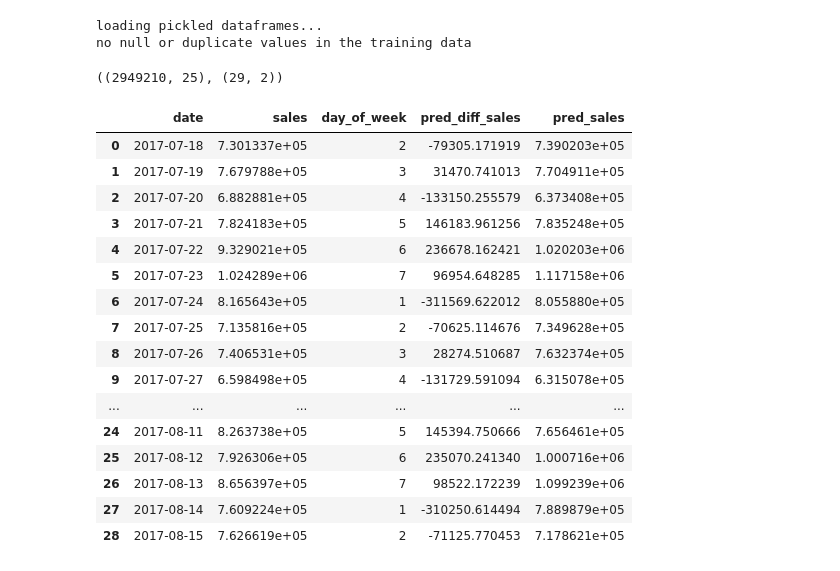
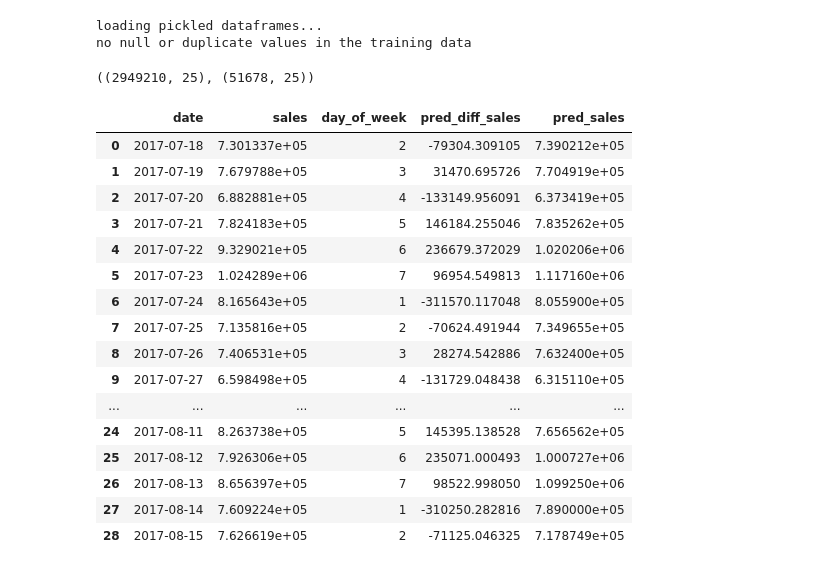
Before and after one commit to ds-ibex/kaggle-store-sales, a Jupyter notebook: notebooks/2.2.1-gr-arima.ipynb, the cells around one changed output. Drawn from its saved outputs; the diff is of its cells as text; code cells hidden in the pictures.

Commit message:
daily sales trasnfomation

```diff
--- a/notebooks/2.2.1-gr-arima.ipynb
+++ b/notebooks/2.2.1-gr-arima.ipynb
@@ -34,36 +34,38 @@ no null or duplicate values in the training data
 # %%
 # split into train and validation data
 train, validation = train_val_split(train)
-validation = validation.groupby('date')['sales'].sum().reset_index()
-(train.shape, validation.shape)
+# validation = validation.groupby('date')['sales'].sum().reset_index()
+train.shape, validation.shape
 # %% [output]
-((2949210, 25), (29, 2))
+((2949210, 25), (51678, 25))
 # %%
 importlib.reload(src.arima)
 from src.arima import ibex_ARIMA
 # %%
-basic_arima = ibex_ARIMA(train)
+arima = ibex_ARIMA(train)
 # basic_arima.plot_autocorrelation()
 # basic_arima.test_stationarity()
 # %%
-basic_arima.fit((1, 1, 1), (1, 1, 1, 31), plot_summary=False)
+arima.fit((1, 1, 1), (1, 1, 1, 7), plot_summary=False)
-# %%
-basic_arima.evaluate(validation=validation)
-# %% [output]
-|  | date | sales | day_of_week | pred_diff_sales | pred_sales |
-| 0 | 2017-07-18 | 7.301337e+05 | 2 | -79305.171919 | 7.390203e+05 |
-| 1 | 2017-07-19 | 7.679788e+05 | 3 | 31470.741013 | 7.704911e+05 |
-| 2 | 2017-07-20 | 6.882881e+05 | 4 | -133150.255579 | 6.373408e+05 |
-| 3 | 2017-07-21 | 7.824183e+05 | 5 | 146183.961256 | 7.835248e+05 |
-| 4 | 2017-07-22 | 9.329021e+05 | 6 | 236678.162421 | 1.020203e+06 |
-| 5 | 2017-07-23 | 1.024289e+06 | 7 | 96954.648285 | 1.117158e+06 |
-| 6 | 2017-07-24 | 8.165643e+05 | 1 | -311569.622012 | 8.055880e+05 |
-| 7 | 2017-07-25 | 7.135816e+05 | 2 | -70625.114676 | 7.349628e+05 |
-| 8 | 2017-07-26 | 7.406531e+05 | 3 | 28274.510687 | 7.632374e+05 |
-| 9 | 2017-07-27 | 6.598498e+05 | 4 | -131729.591094 | 6.315078e+05 |
-| ... | ... | ... | ... | ... | ... |
-| 24 | 2017-08-11 | 8.263738e+05 | 5 | 145394.750666 | 7.656461e+05 |
-| 25 | 2017-08-12 | 7.926306e+05 | 6 | 235070.241340 | 1.000716e+06 |
-| 26 | 2017-08-13 | 8.656397e+05 | 7 | 98522.172239 | 1.099239e+06 |
-| 27 | 2017-08-14 | 7.609224e+05 | 1 | -310250.614494 | 7.889879e+05 |
-| 28 | 2017-08-15 | 7.626619e+05 | 2 | -71125.770453 | 7.178621e+05 |
+# %%
+val = arima.evaluate(validation=validation.groupby('date')['sales'].sum().reset_index())
+# %%
+val
+# %% [output]
+|  | date | sales | day_of_week | pred_diff_sales | pred_sales |
+| 0 | 2017-07-18 | 7.301337e+05 | 2 | -79304.309105 | 7.390212e+05 |
+| 1 | 2017-07-19 | 7.679788e+05 | 3 | 31470.695726 | 7.704919e+05 |
+| 2 | 2017-07-20 | 6.882881e+05 | 4 | -133149.956091 | 6.373419e+05 |
+| 3 | 2017-07-21 | 7.824183e+05 | 5 | 146184.255046 | 7.835262e+05 |
+| 4 | 2017-07-22 | 9.329021e+05 | 6 | 236679.372029 | 1.020206e+06 |
+| 5 | 2017-07-23 | 1.024289e+06 | 7 | 96954.549813 | 1.117160e+06 |
+| 6 | 2017-07-24 | 8.165643e+05 | 1 | -311570.117048 | 8.055900e+05 |
+| 7 | 2017-07-25 | 7.135816e+05 | 2 | -70624.491944 | 7.349655e+05 |
+| 8 | 2017-07-26 | 7.406531e+05 | 3 | 28274.542886 | 7.632400e+05 |
+| 9 | 2017-07-27 | 6.598498e+05 | 4 | -131729.048438 | 6.315110e+05 |
+| ... | ... | ... | ... | ... | ... |
+| 24 | 2017-08-11 | 8.263738e+05 | 5 | 145395.138528 | 7.656562e+05 |
+| 25 | 2017-08-12 | 7.926306e+05 | 6 | 235071.000493 | 1.000727e+06 |
+| 26 | 2017-08-13 | 8.656397e+05 | 7 | 98522.998050 | 1.099250e+06 |
+| 27 | 2017-08-14 | 7.609224e+05 | 1 | -310250.282816 | 7.890000e+05 |
+| 28 | 2017-08-15 | 7.626619e+05 | 2 | -71125.046325 | 7.178749e+05 |
```
Also changed, not shown: parts of 6 cells of this notebook, 1 other file.
